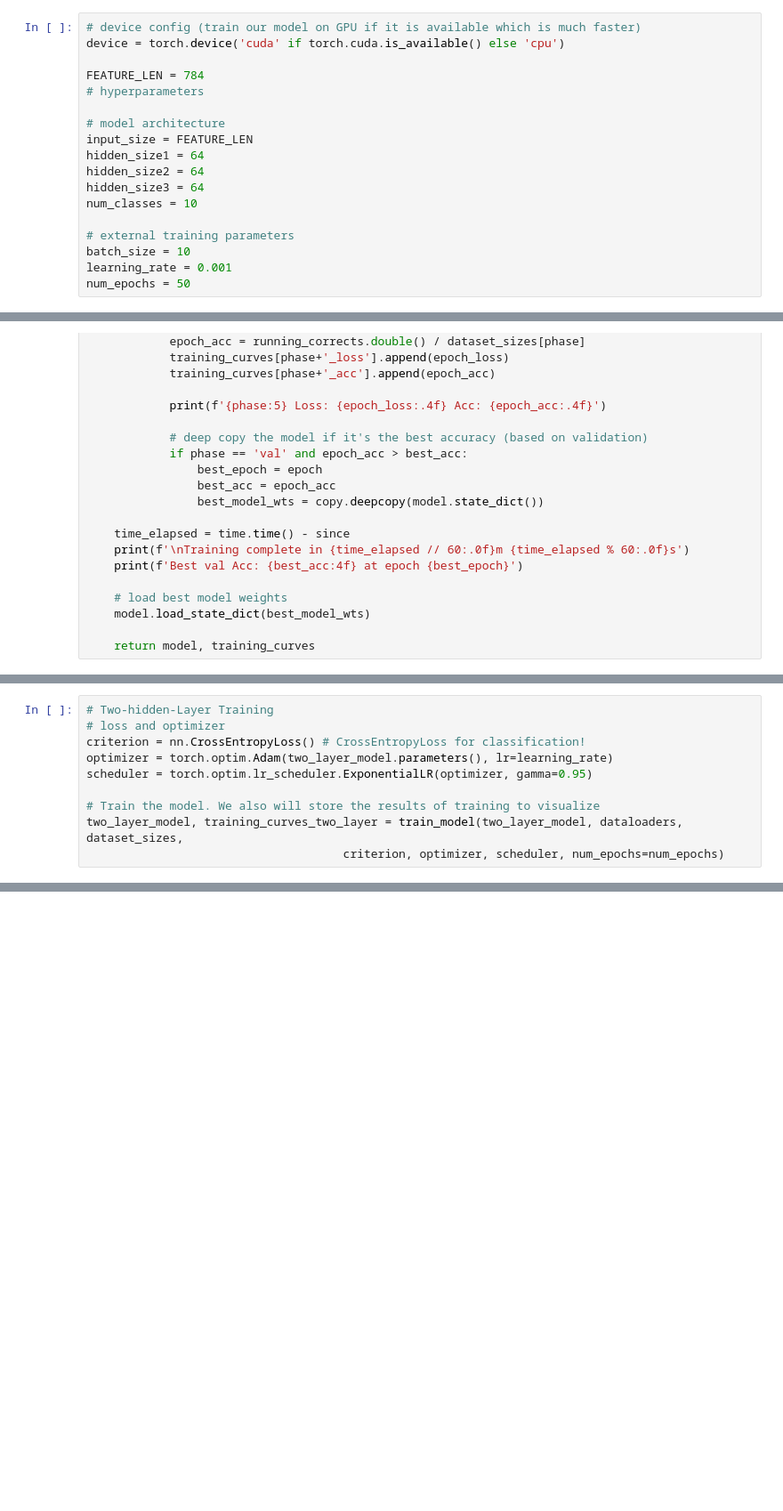
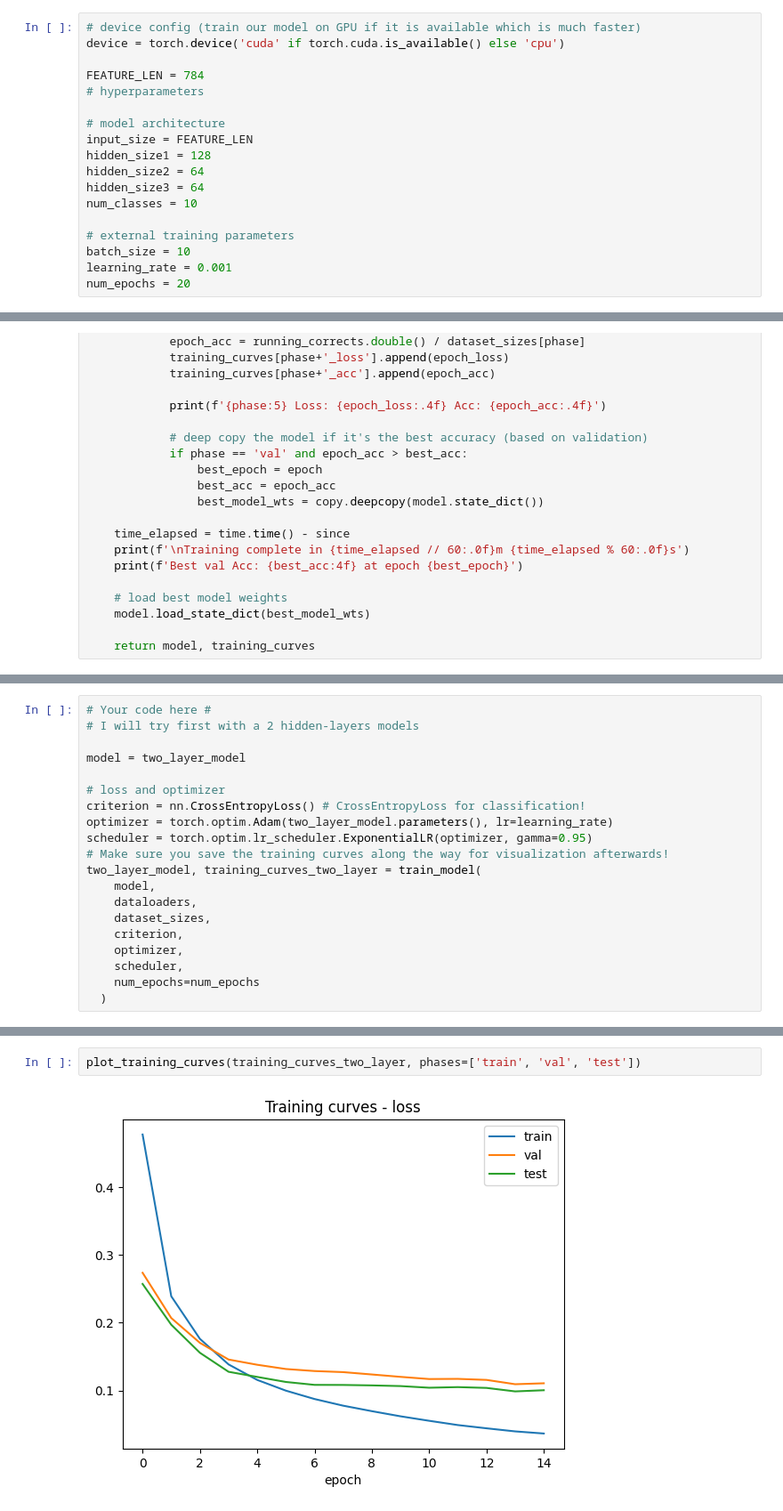
Before and after one commit to abrange/mit-deeplearning, a Jupyter notebook: module_3/Deep_Learning_Mastering_Neural_Networks_Module_3_Assignment.ipynb, the cells around one changed output, grey strips where cells are left out. Shown at 89% size. Cells and saved outputs as stored; diff of their text form; blank space fills up the shorter version.

Commit message:
Add 3 models, one with 2 and other with 3 hidden layers

```diff
--- a/module_3/Deep_Learning_Mastering_Neural_Networks_Module_3_Assignment.ipynb
+++ b/module_3/Deep_Learning_Mastering_Neural_Networks_Module_3_Assignment.ipynb
@@ -126,7 +172,7 @@ FEATURE_LEN = 784
 
 # model architecture
 input_size = FEATURE_LEN
-hidden_size1 = 64
+hidden_size1 = 128
 hidden_size2 = 64
 hidden_size3 = 64
 num_classes = 10
@@ -134,7 +180,7 @@ num_classes = 10
 # external training parameters
 batch_size = 10
 learning_rate = 0.001
-num_epochs = 50
+num_epochs = 20
 # %%
 # Print the models
 two_layer_model = SimpleClassifier2Layer(input_size, hidden_size1, hidden_size2, num_classes).to(device)
@@ -250,11 +319,21 @@ Selection of criterion
 # %%
-# Two-hidden-Layer Training
+# Your code here #
+# I will try first with a 2 hidden-layers models
+
+model = two_layer_model
+
 # loss and optimizer
 criterion = nn.CrossEntropyLoss() # CrossEntropyLoss for classification!
 optimizer = torch.optim.Adam(two_layer_model.parameters(), lr=learning_rate)
 scheduler = torch.optim.lr_scheduler.ExponentialLR(optimizer, gamma=0.95)
-
-# Train the model. We also will store the results of training to visualize
-two_layer_model, training_curves_two_layer = train_model(two_layer_model, dataloaders, dataset_sizes,
-                                     criterion, optimizer, scheduler, num_epochs=num_epochs)
+# Make sure you save the training curves along the way for visualization afterwards!
+two_layer_model, training_curves_two_layer = train_model(
+    model,
+    dataloaders,
+    dataset_sizes,
+    criterion,
+    optimizer,
+    scheduler,
+    num_epochs=num_epochs
+  )
 # %% [output]
@@ -277,0 +357,4 @@ val   Loss: 0.1152 Acc: 0.9685
+# %%
+plot_training_curves(training_curves_two_layer, phases=['train', 'val', 'test'])
+# %% [output]
+[figure, added]
```
Also changed, not shown: parts of 14 cells of this notebook.
